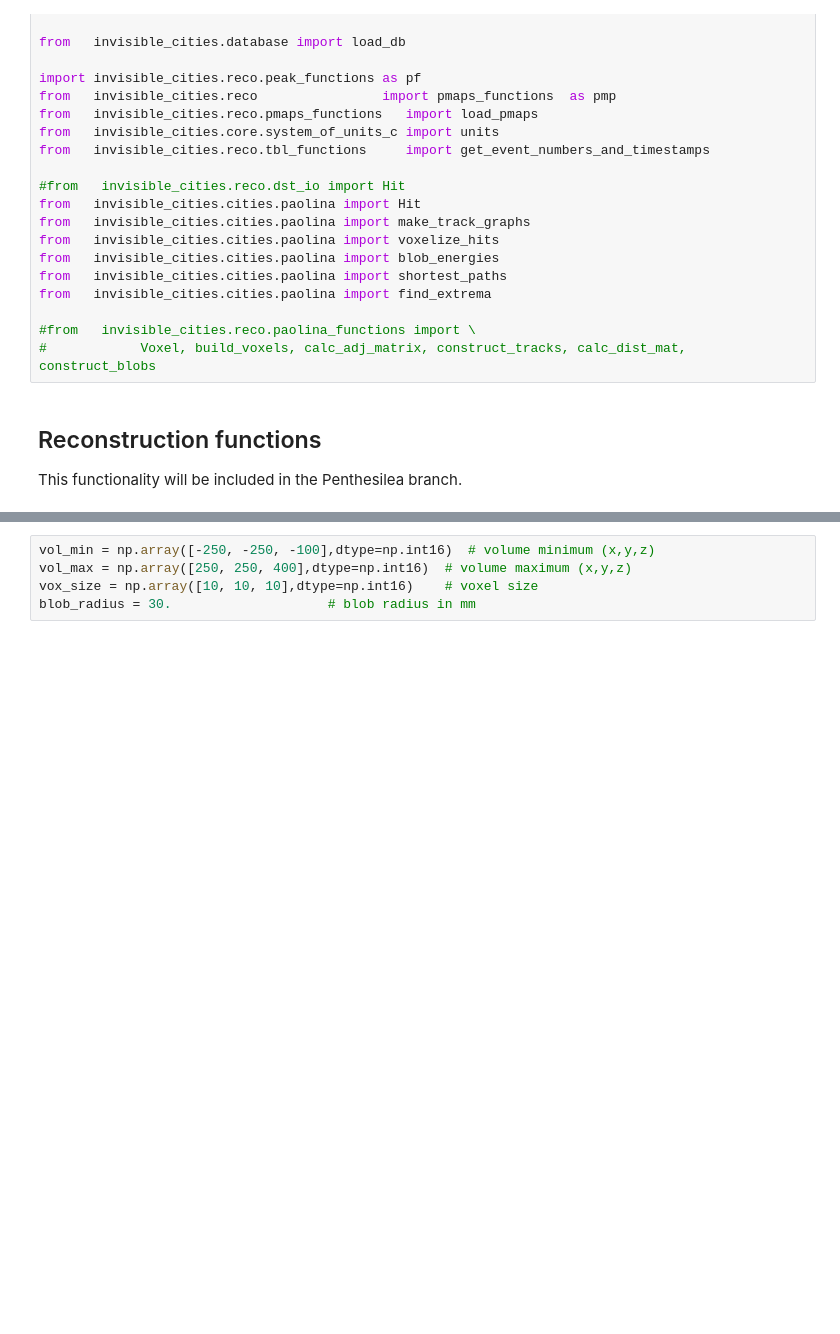
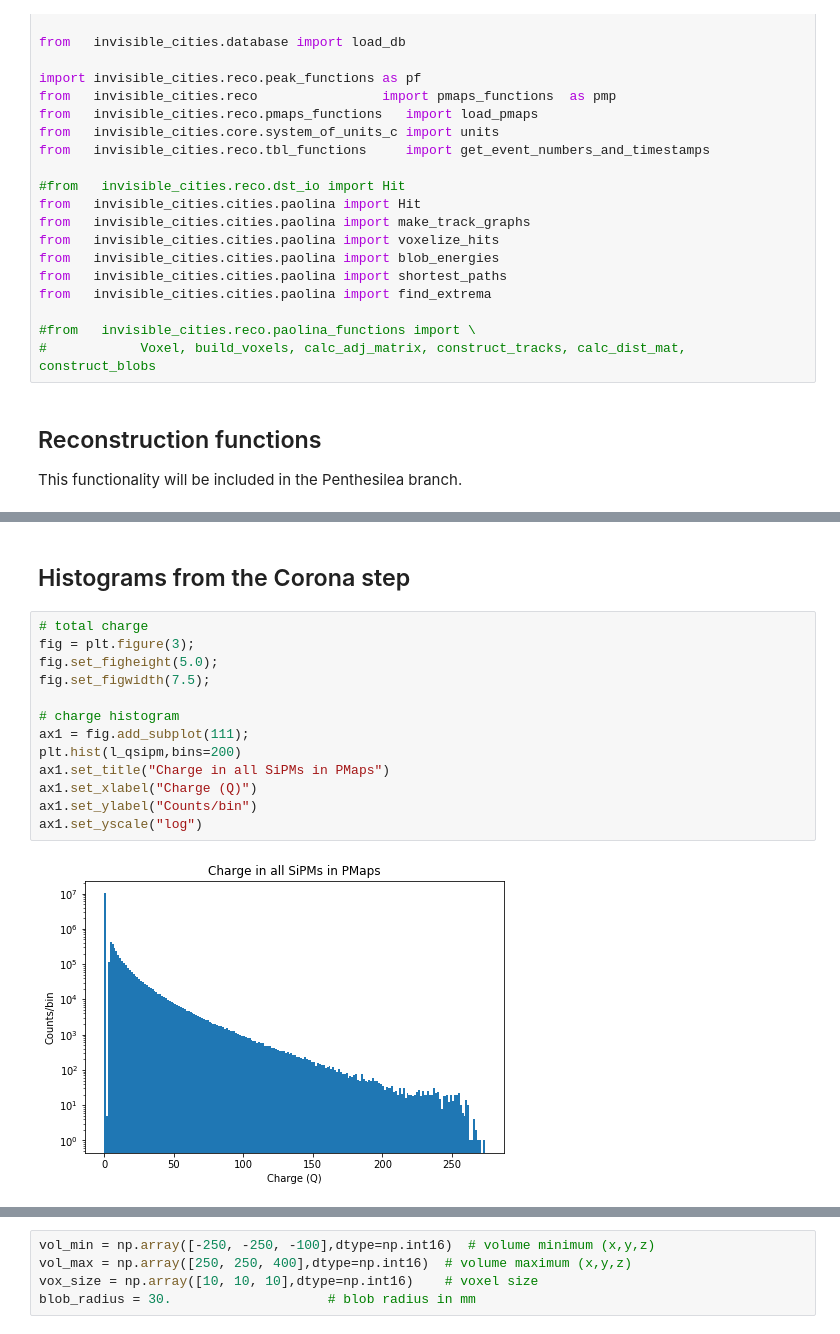
Before and after one commit to paolafer/ICARO, a Jupyter notebook: invisible_cities/utils/paolina_test.ipynb, the cells around one changed output, grey strips where cells are left out. Drawn from its saved outputs; the diff is of its cells as text; blank space fills up the shorter version.

Commit message:
Loop over multiple files, Corona optimization plots

```diff
--- a/invisible_cities/utils/paolina_test.ipynb
+++ b/invisible_cities/utils/paolina_test.ipynb
@@ -181,0 +260,17 @@ else:
+# %% [markdown]
+## Histograms from the Corona step
+# %%
+# total charge
+fig = plt.figure(3);
+fig.set_figheight(5.0);
+fig.set_figwidth(7.5);
+
+# charge histogram
+ax1 = fig.add_subplot(111);
+plt.hist(l_qsipm,bins=200)
+ax1.set_title("Charge in all SiPMs in PMaps")
+ax1.set_xlabel("Charge (Q)")
+ax1.set_ylabel("Counts/bin")
+ax1.set_yscale("log")
+# %% [output]
+[figure, added]
```
Also changed, not shown: parts of 12 cells of this notebook.
